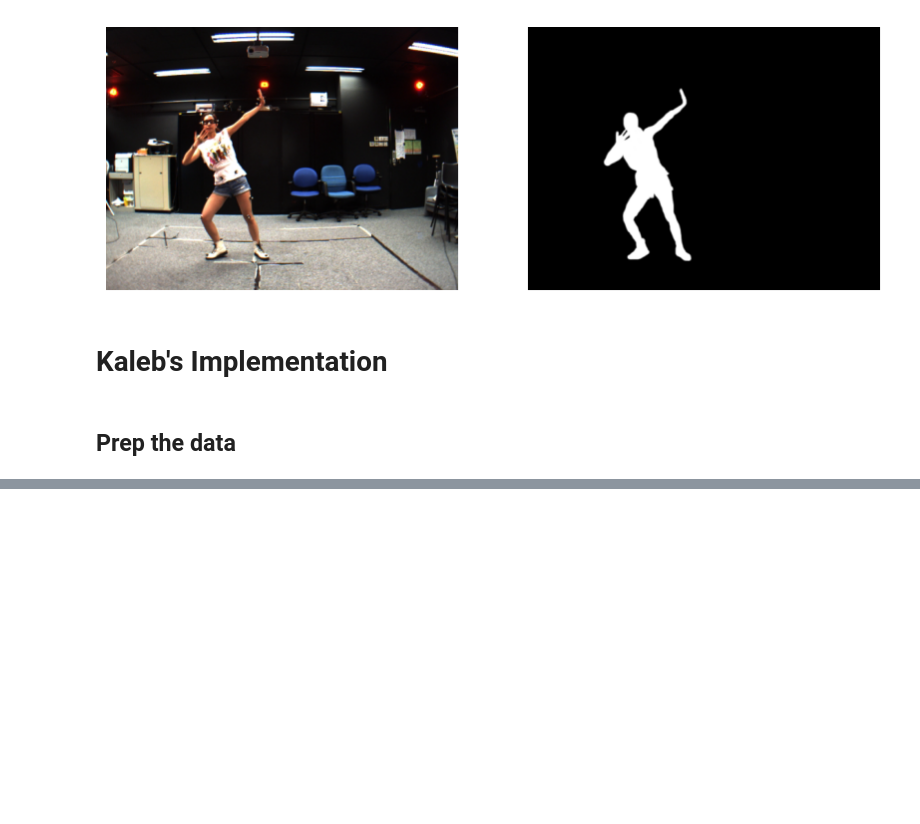
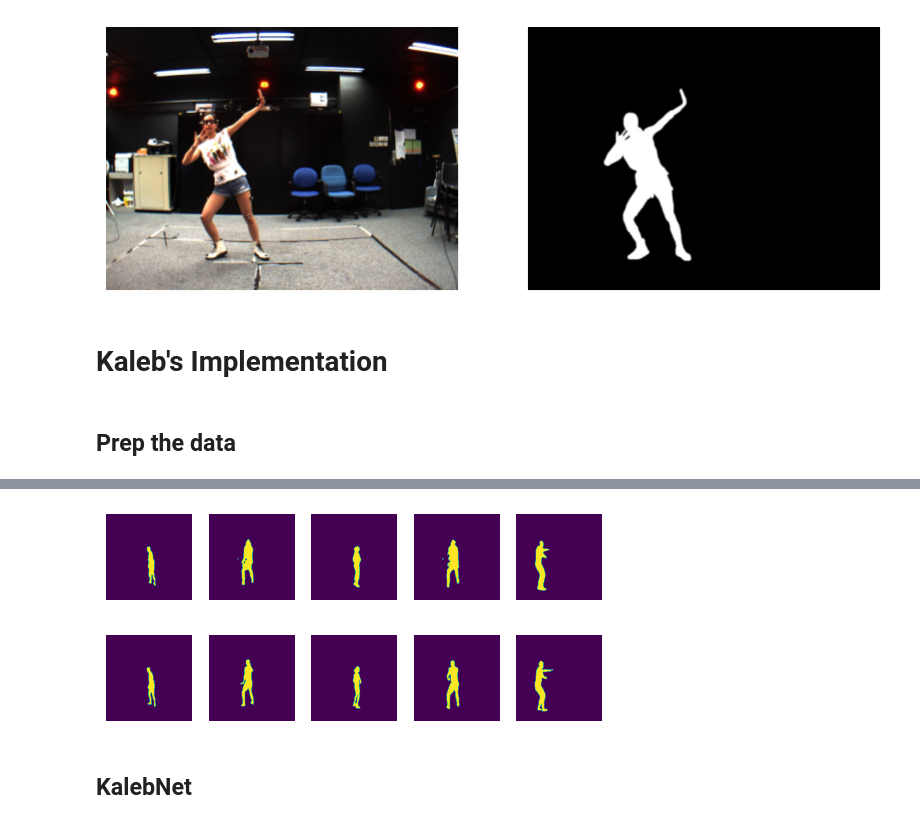
Before and after one commit to KalebKei/AI-For-Beginners, a Jupyter notebook: lessons/4-ComputerVision/12-Segmentation/lab/BodySegmentation.ipynb, the cells around one changed output, grey strips where cells are left out. Saved outputs shown, nothing was run; the diff lists cells and outputs as text; code cells hidden in the pictures; blank space fills up the shorter version.

```diff
--- a/lessons/4-ComputerVision/12-Segmentation/lab/BodySegmentation.ipynb
+++ b/lessons/4-ComputerVision/12-Segmentation/lab/BodySegmentation.ipynb
@@ -94,0 +411,23 @@ print(size(test_dataset))
+# %%
+model = UNet().to(device)
+optimizer = optim.Adam(model.parameters(), lr=lr, weight_decay=weight_decay)
+loss_fn = nn.BCEWithLogitsLoss()
+train(dataloaders, model, loss_fn, optimizer, epochs, device)
+# %%
+model.eval()
+predictions = []
+image_mask = []
+plots = 5
+images, masks = test_dataset[0], test_dataset[1]
+for i, (img, mask) in enumerate(zip(images, masks)):
+    if i == plots:
+        break
+    img = img.to(device).unsqueeze(0)
+    predictions.append((model(img).detach().cpu()[0] > 0.5).float())
+    image_mask.append(mask)
+plotn(plots, (predictions, image_mask), only_mask=True)
+# %% [output]
+[figure, added]
+[figure, added]
+# %% [markdown]
+## KalebNet
```
Also changed, not shown: parts of 17 cells of this notebook.
